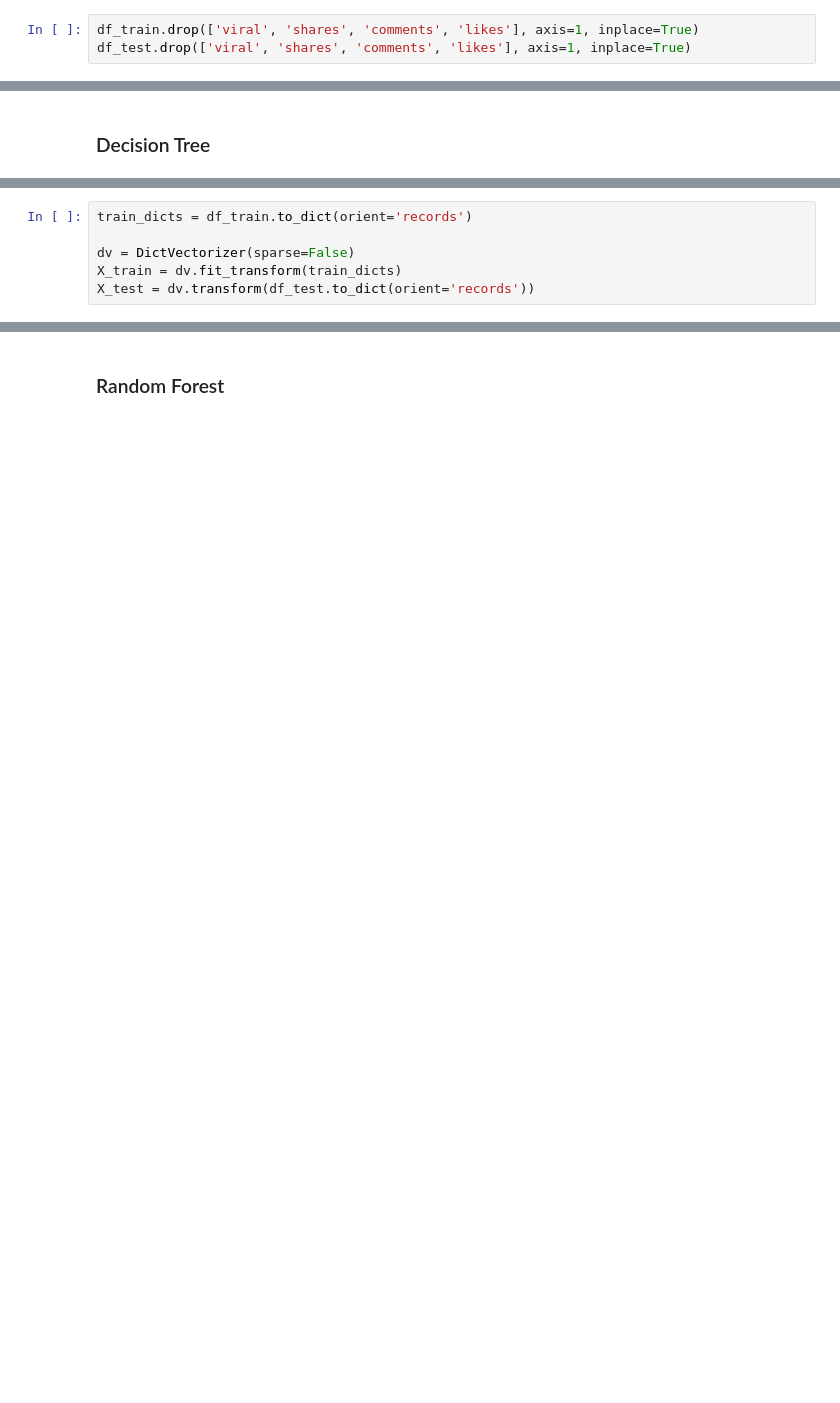
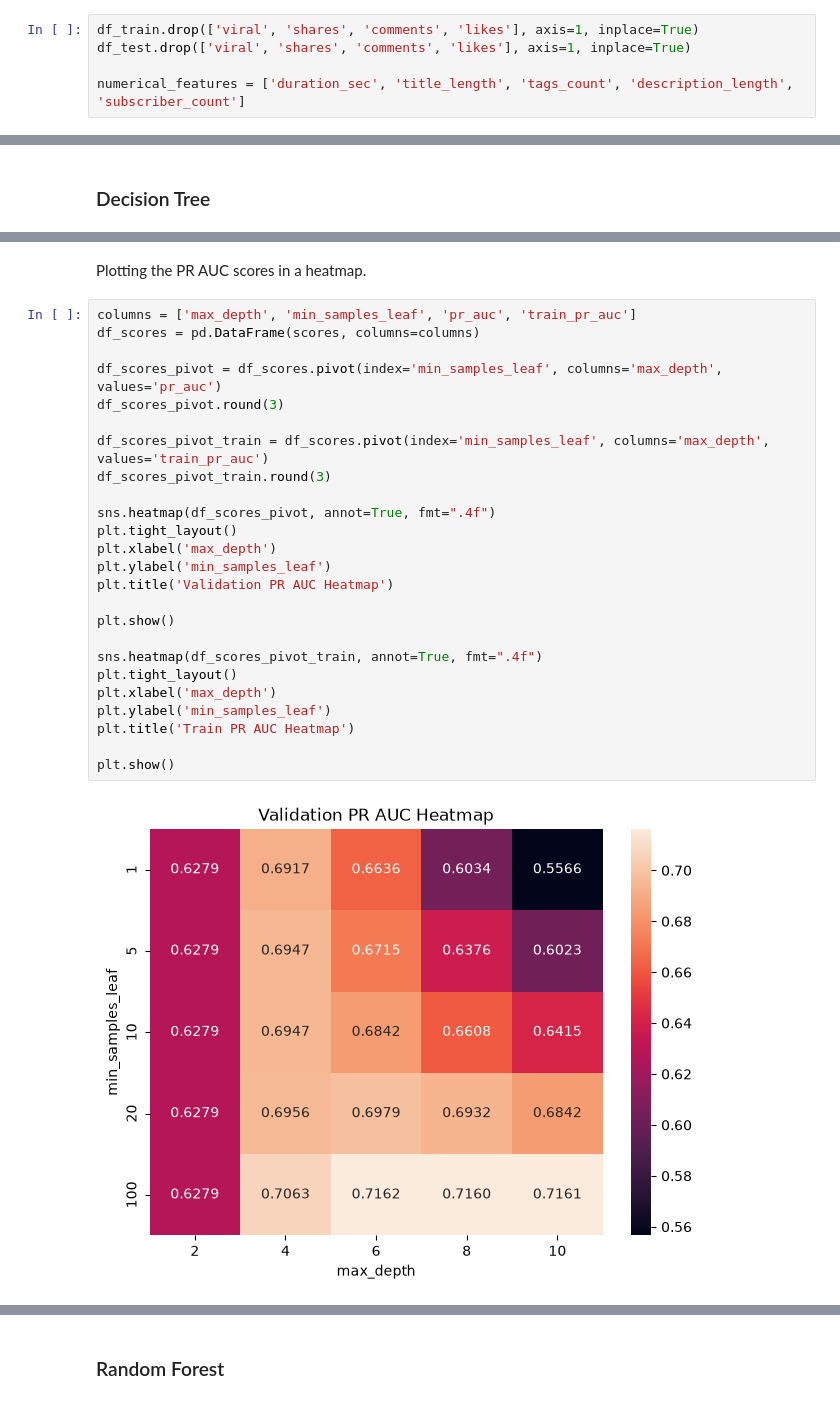
Before and after one commit to herblum/youtube-ml-project, a Jupyter notebook: notebook_log_reg_exp.ipynb, the cells around one changed output, grey strips where cells are left out. Saved outputs shown, nothing was run; the diff lists cells and outputs as text; blank space fills up the shorter version.

```diff
--- a/notebook_log_reg_exp.ipynb
+++ b/notebook_log_reg_exp.ipynb
@@ -320,3 +328,5 @@ Correlations increased significantly between the log transformed features and th
 # %%
 df_train.drop(['viral', 'shares', 'comments', 'likes'], axis=1, inplace=True)
 df_test.drop(['viral', 'shares', 'comments', 'likes'], axis=1, inplace=True)
+
+numerical_features = ['duration_sec', 'title_length', 'tags_count', 'description_length', 'subscriber_count']
@@ -387,6 +495,0 @@ from sklearn.model_selection import GridSearchCV
-# %%
-train_dicts = df_train.to_dict(orient='records')
-
-dv = DictVectorizer(sparse=False)
-X_train = dv.fit_transform(train_dicts)
-X_test = dv.transform(df_test.to_dict(orient='records'))
@@ -422,0 +567,29 @@ Best cross-validated training ROC AUC: 0.9000
+# %% [markdown]
+Plotting the PR AUC scores in a heatmap.
+# %%
+columns = ['max_depth', 'min_samples_leaf', 'pr_auc', 'train_pr_auc']
+df_scores = pd.DataFrame(scores, columns=columns)
+
+df_scores_pivot = df_scores.pivot(index='min_samples_leaf', columns='max_depth', values='pr_auc')
+df_scores_pivot.round(3)
+
+df_scores_pivot_train = df_scores.pivot(index='min_samples_leaf', columns='max_depth', values='train_pr_auc')
+df_scores_pivot_train.round(3)
+
+sns.heatmap(df_scores_pivot, annot=True, fmt=".4f")
+plt.tight_layout()
+plt.xlabel('max_depth')
+plt.ylabel('min_samples_leaf')
+plt.title('Validation PR AUC Heatmap')
+
+plt.show()
+
+sns.heatmap(df_scores_pivot_train, annot=True, fmt=".4f")
+plt.tight_layout()
+plt.xlabel('max_depth')
+plt.ylabel('min_samples_leaf')
+plt.title('Train PR AUC Heatmap')
+
+plt.show()
+# %% [output]
+[figure, added]
```
Also changed, not shown: parts of 71 cells of this notebook.
